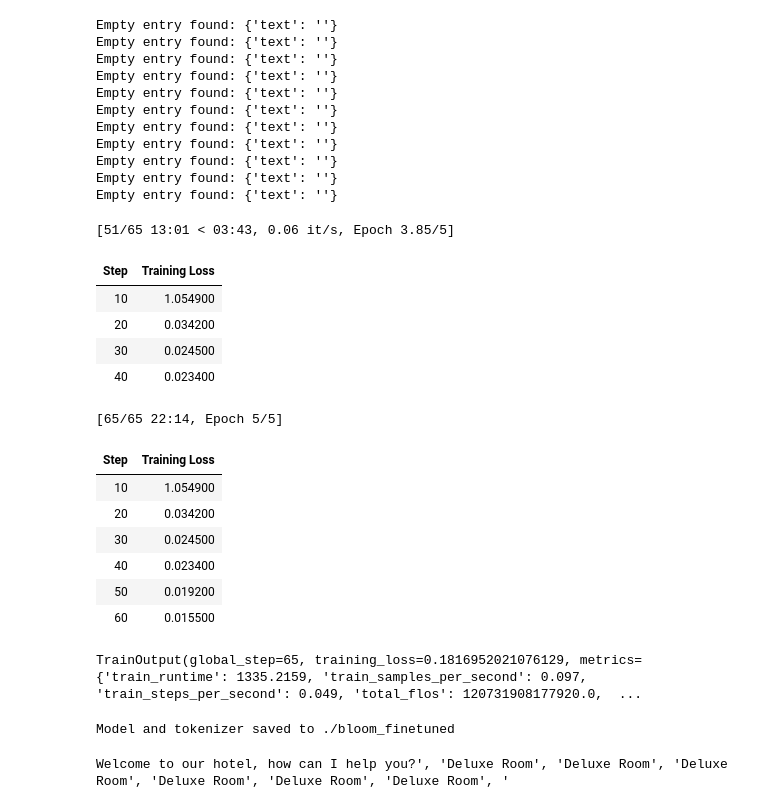
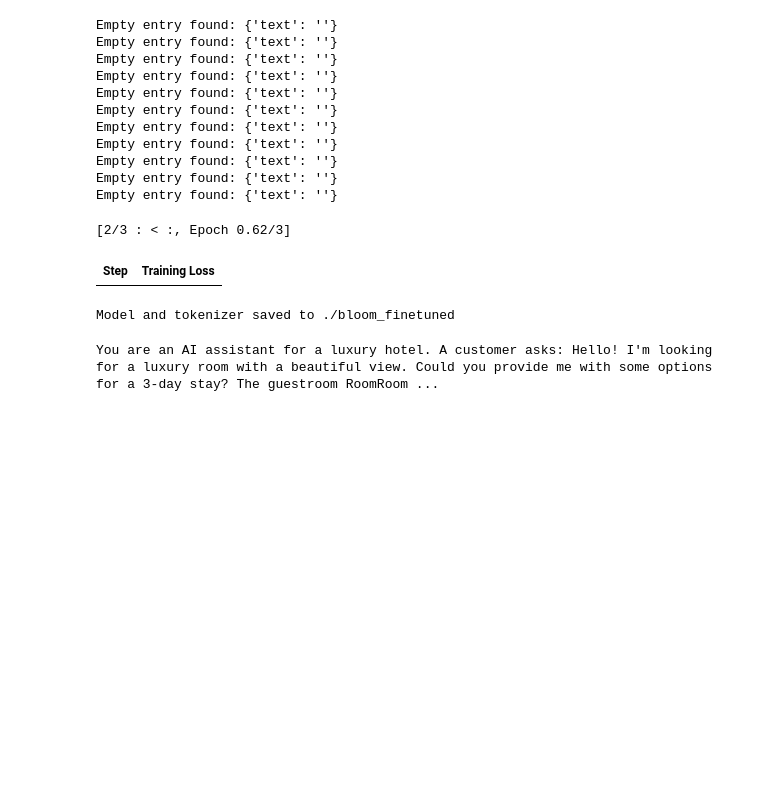
Before and after one commit to 31adityakumar/StaySphere, a Jupyter notebook: bookingAssistant.ipynb, the cells around one changed output. Drawn from its saved outputs; the diff is of its cells as text; code cells hidden in the pictures; blank space fills up the shorter version.

Commit message:
Updated Model

```diff
--- a/bookingAssistant.ipynb
+++ b/bookingAssistant.ipynb
@@ -119,53 +119,64 @@ Empty entry found: {'text': ''}
 # Remove empty entries
 dataset = dataset.filter(lambda x: len(x['text']) > 0)
 # %%
-from transformers import Trainer
+from transformers import Trainer, TrainingArguments, DataCollatorForLanguageModeling
 import torch
+
+# Define training arguments
+training_args = TrainingArguments(
+    output_dir="./results",
+    per_device_train_batch_size=1,        # Adjust batch size for memory constraints
+    gradient_accumulation_steps=16,
+    num_train_epochs=3,
+    eval_strategy="no",            # No evaluation during training
+    save_strategy="steps",
+    save_steps=1000,
+    learning_rate=5e-5,
+    logging_dir="./logs",
+    logging_steps=500,
+    seed=42,
+    fp16=False,                           # Disable mixed precision if GPU issues occur
+    optim="adamw_torch",
+    report_to="none",
+)
+
+# Define the data_collator
+data_collator = DataCollatorForLanguageModeling(
+    tokenizer=tokenizer,  # Ensure tokenizer is defined
+    mlm=False  # Set to False for causal language modeling (GPT-like models)
+)
 
 # Subclass Trainer to override compute_loss
 class CustomTrainer(Trainer):
-    def compute_loss(self, model, inputs, return_outputs=False, **kwargs):
+    def compute_loss(self, model, inputs, return_outputs=False, num_items_in_batch=None):
         # Extract labels or create them
         labels = inputs.pop("labels", None)
         if labels is None:
             # Create labels by shifting the input_ids
             labels = inputs["input_ids"].clone()
             labels[:, :-1] = inputs["input_ids"][:, 1:].clone()  # Shift labels for causal language modeling
             labels[:, -1] = -100  # Mask the last token (no loss on the last token)
 
         # Forward pass
         outputs = model(**inputs)
         logits = outputs.logits
 
         # Compute loss
         loss_fct = torch.nn.CrossEntropyLoss()
         loss = loss_fct(logits.view(-1, logits.size(-1)), labels.view(-1))
         return (loss, outputs) if return_outputs else loss
 
 # Use CustomTrainer for training
 trainer = CustomTrainer(
     model=model,
     args=training_args,
-    train_dataset=tokenized_datasets["train"],
-    data_collator=data_collator,
+    train_dataset=tokenized_datasets["train"],  # Ensure tokenized_datasets is defined
+    data_collator=data_collator,  # Pass the data_collator
 )
 
 # Start fine-tuning
 trainer.train()
 # %% [output]
-[51/65 13:01 < 03:43, 0.06 it/s, Epoch 3.85/5]
+[2/3 : < :, Epoch 0.62/3]
 | Step | Training Loss |
-| 10 | 1.054900 |
-| 20 | 0.034200 |
-| 30 | 0.024500 |
-| 40 | 0.023400 |
-[65/65 22:14, Epoch 5/5]
-| Step | Training Loss |
-| 10 | 1.054900 |
-| 20 | 0.034200 |
-| 30 | 0.024500 |
-| 40 | 0.023400 |
-| 50 | 0.019200 |
-| 60 | 0.015500 |
-TrainOutput(global_step=65, training_loss=0.1816952021076129, metrics={'train_runtime': 1335.2159, 'train_samples_per_second': 0.097, 'train_steps_per_second': 0.049, 'total_flos': 120731908177920.0,  ...
 # %%
@@ -185,17 +195,29 @@ from transformers import AutoModelForCausalLM, AutoTokenizer
 model = AutoModelForCausalLM.from_pretrained(output_dir)
 tokenizer = AutoTokenizer.from_pretrained(output_dir)
 
-# Test the loaded model
-input_text = "Welcome to our hotel, how can I help you?"
+# Test the loaded model with a better input text
+input_text = (
+    "You are an AI assistant for a luxury hotel. "
+    "A customer asks: Hello! I'm looking for a luxury room with a beautiful view. "
+    "Could you provide me with some options for a 3-day stay?"
+)
 input_ids = tokenizer.encode(input_text, return_tensors="pt")
+
+# Generate the response using controlled decoding
 outputs = model.generate(
     input_ids,
-    max_length=50,
-    num_return_sequences=1,
-    temperature=0.7,
-    top_k=50,
-    top_p=0.9
+    max_length=150,          # Allows for a detailed response
+    num_return_sequences=1,  # Generate a single response
+    do_sample=True,          # Enable sampling-based generation
+    temperature=0.6,         # Reduce randomness for coherence
+    top_k=30,                # Further limit token choices
+    top_p=0.8,               # Tighten nucleus sampling
+    repetition_penalty=1.2,  # Penalize repeated phrases
+    no_repeat_ngram_size=3   # Avoid repeating trigrams
 )
-print(tokenizer.decode(outputs[0], skip_special_tokens=True))
+
+# Decode and print the generated output
+generated_text = tokenizer.decode(outputs[0], skip_special_tokens=True)
+print(generated_text)
 # %% [output]
-Welcome to our hotel, how can I help you?', 'Deluxe Room', 'Deluxe Room', 'Deluxe Room', 'Deluxe Room', 'Deluxe Room', 'Deluxe Room', '
+You are an AI assistant for a luxury hotel. A customer asks: Hello! I'm looking for a luxury room with a beautiful view. Could you provide me with some options for a 3-day stay? The guestroom RoomRoom ...
```
Also changed, not shown: parts of 2 cells of this notebook.
